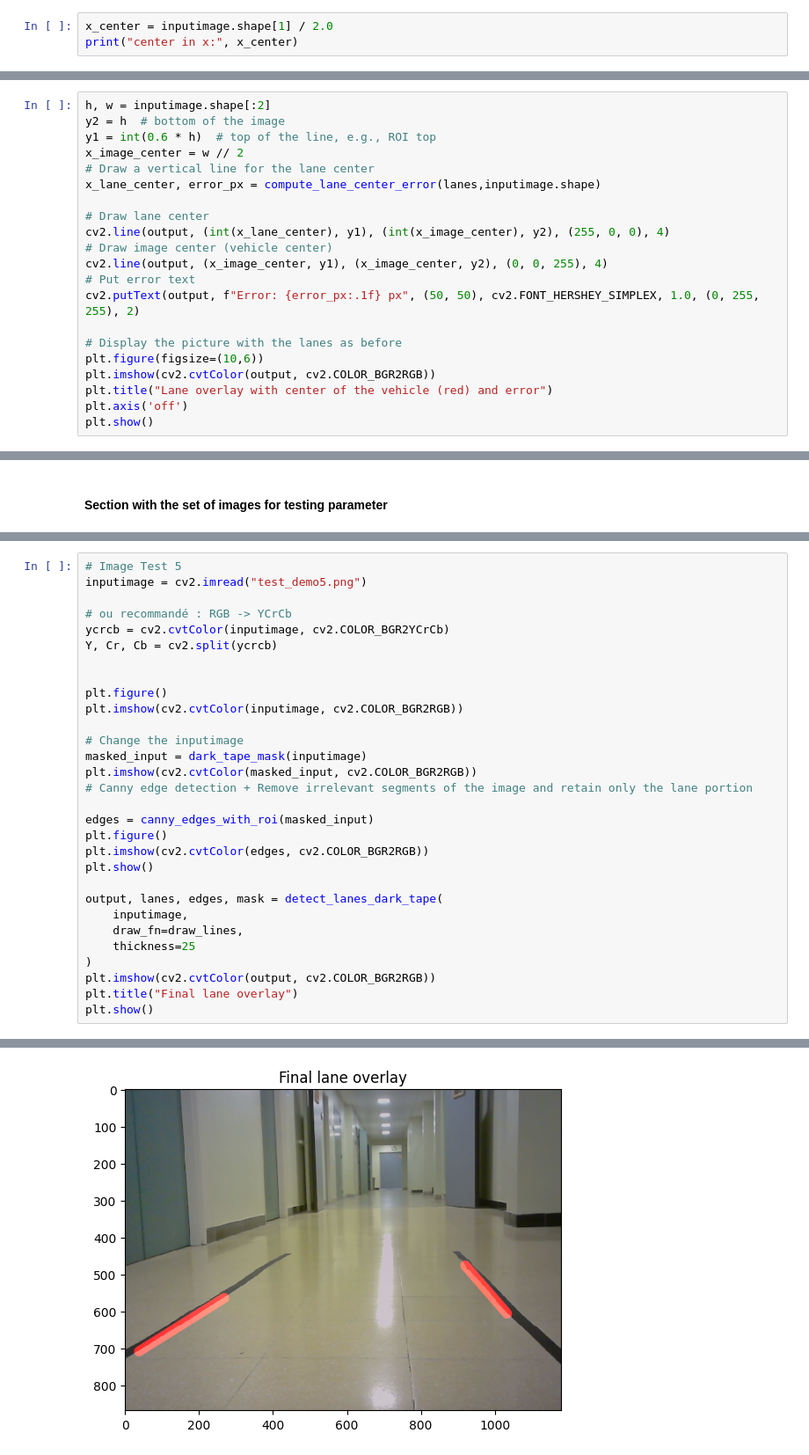
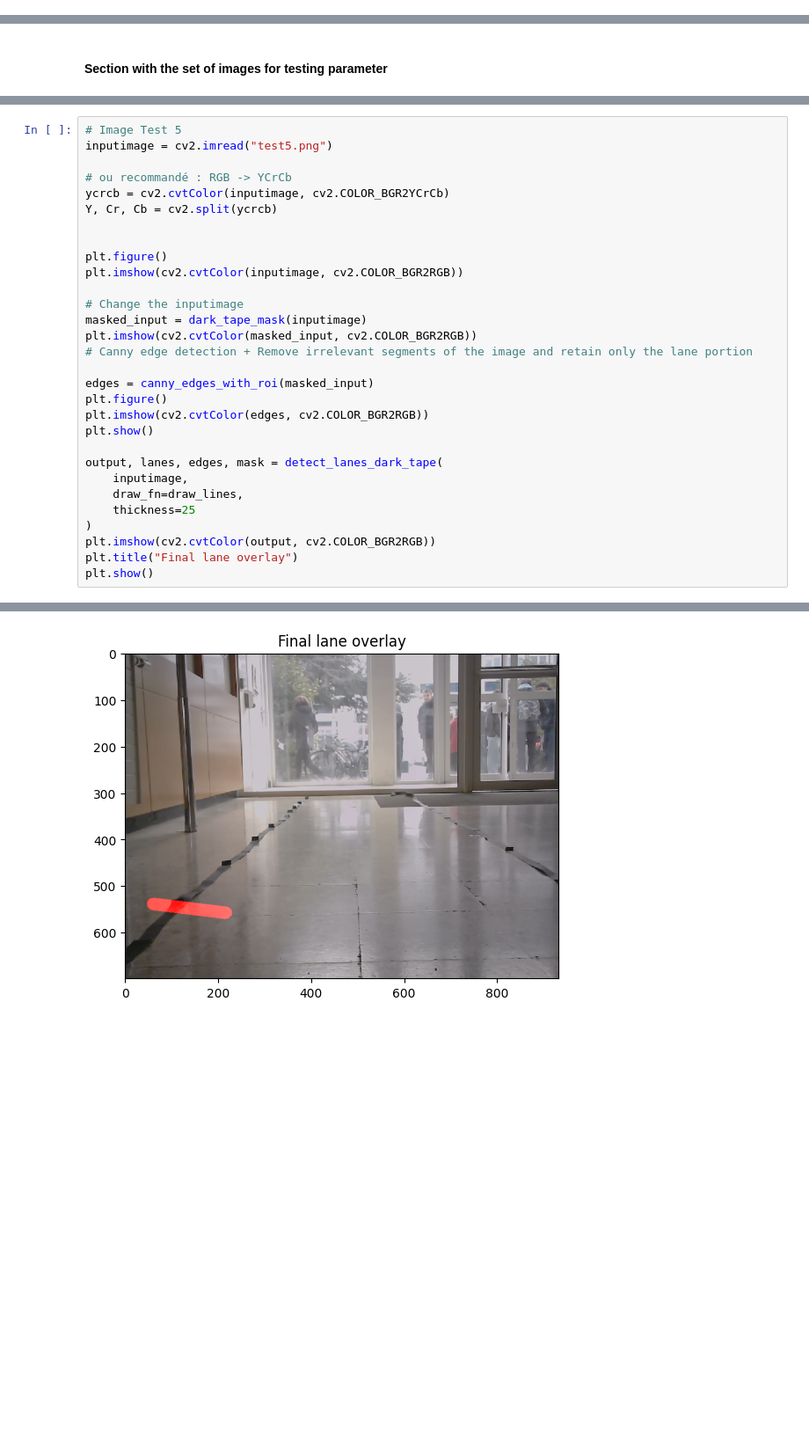
Before and after one commit to pofpifpaf/geicar-kleya, a Jupyter notebook: jetsonNano/ros2_ws/src/lane_detection/resource/Lane-detection-opencv-python/Lane-detection-opencv.ipynb, the cells around one changed output, grey strips where cells are left out. Shown at 88% size. Cells and saved outputs as stored; diff of their text form; blank space fills up the shorter version.

```diff
--- a/jetsonNano/ros2_ws/src/lane_detection/resource/Lane-detection-opencv-python/Lane-detection-opencv.ipynb
+++ b/jetsonNano/ros2_ws/src/lane_detection/resource/Lane-detection-opencv-python/Lane-detection-opencv.ipynb
@@ -166,3 +11,0 @@ plt.show()
-# %%
-x_center = inputimage.shape[1] / 2.0
-print("center in x:", x_center)
@@ -199,21 +11,0 @@ def compute_lane_center_error(lane_lines, image_shape, y_ratio=0.75):
-# %%
-h, w = inputimage.shape[:2]
-y2 = h  # bottom of the image
-y1 = int(0.6 * h)  # top of the line, e.g., ROI top
-x_image_center = w // 2
-# Draw a vertical line for the lane center
-x_lane_center, error_px = compute_lane_center_error(lanes,inputimage.shape)
-
-# Draw lane center
-cv2.line(output, (int(x_lane_center), y1), (int(x_image_center), y2), (255, 0, 0), 4)
-# Draw image center (vehicle center)
-cv2.line(output, (x_image_center, y1), (x_image_center, y2), (0, 0, 255), 4)
-# Put error text
-cv2.putText(output, f"Error: {error_px:.1f} px", (50, 50), cv2.FONT_HERSHEY_SIMPLEX, 1.0, (0, 255, 255), 2)
-
-# Display the picture with the lanes as before
-plt.figure(figsize=(10,6))
-plt.imshow(cv2.cvtColor(output, cv2.COLOR_BGR2RGB))
-plt.title("Lane overlay with center of the vehicle (red) and error")
-plt.axis('off')
-plt.show()
@@ -560,7 +348,7 @@ plt.show()
 [figure]
 # %%
 # Image Test 5
-inputimage = cv2.imread("test_demo5.png")
+inputimage = cv2.imread("test5.png")
 
 # ou recommandé : RGB -> YCrCb
 ycrcb = cv2.cvtColor(inputimage, cv2.COLOR_BGR2YCrCb)
@@ -594,3 +382,3 @@ plt.show()
-[figure, old version]
+[figure, new version]
 # %%
 # Image Test 6
```
Also changed, not shown: parts of 14 cells of this notebook, 27 other files.
